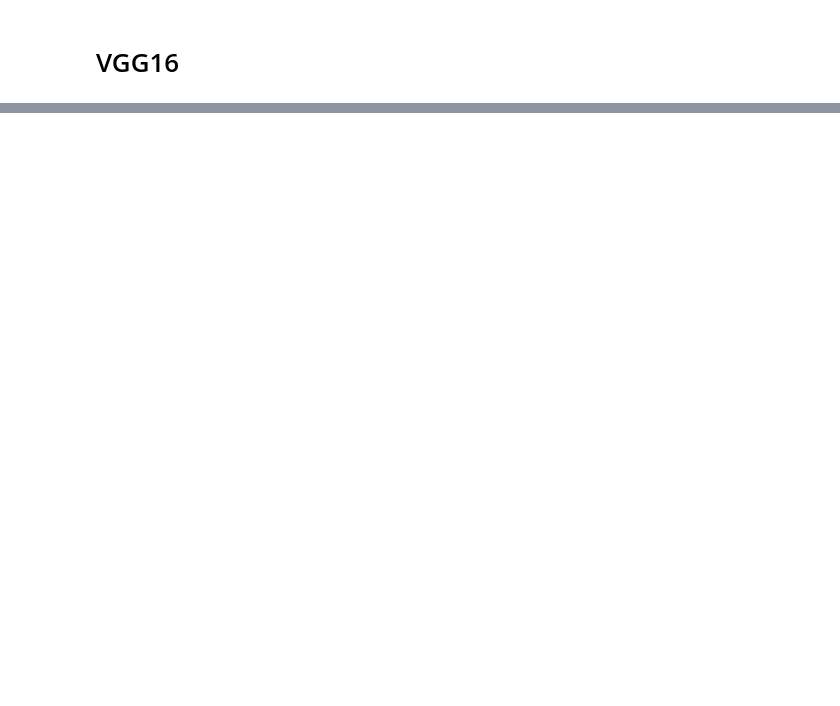
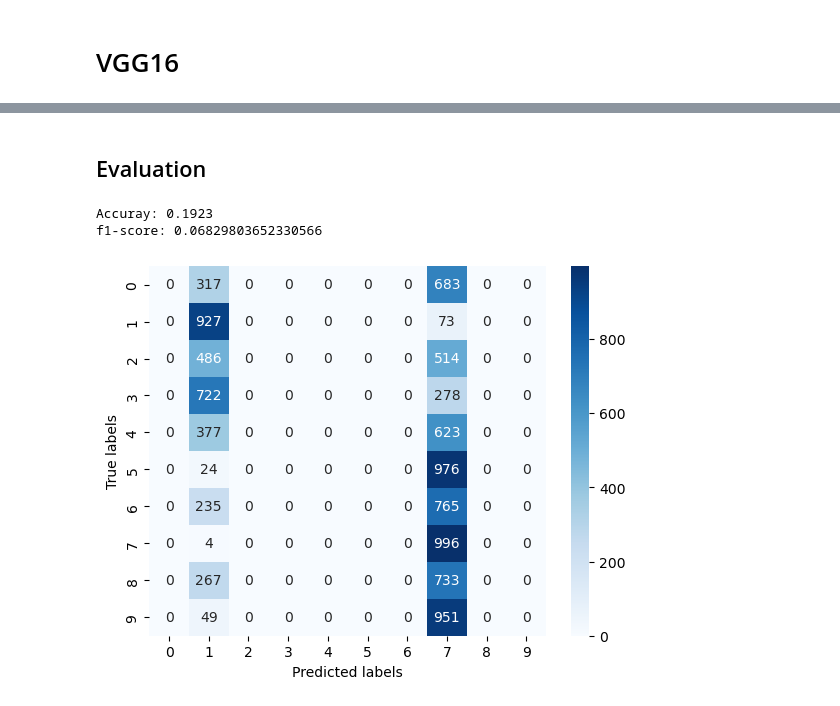
Before and after one commit to tanthinhdt/Applications-With-Fashion-MNIST, a Jupyter notebook: vgg16.ipynb, the cells around one changed output, grey strips where cells are left out. Saved outputs shown, nothing was run; the diff lists cells and outputs as text; code cells hidden in the pictures; blank space fills up the shorter version.

```diff
--- a/vgg16.ipynb
+++ b/vgg16.ipynb
@@ -88,0 +73,12 @@ training.train(epochs=epochs, save_every=save_every,
+# %% [markdown]
+## Evaluation
+# %%
+# evaluate model through accuracy, f1-score and confusion matrix
+model = training.model
+evaluation = Evaluation(data_dir=data_dir, interpolate=interpolate, model=model)
+evaluation.evaluate()
+evaluation.plot_results()
+# %% [output]
+Accuray: 0.1923
+f1-score: 0.06829803652330566
+[figure, added]
```
Also changed, not shown: parts of 16 cells of this notebook, 3 other files.
